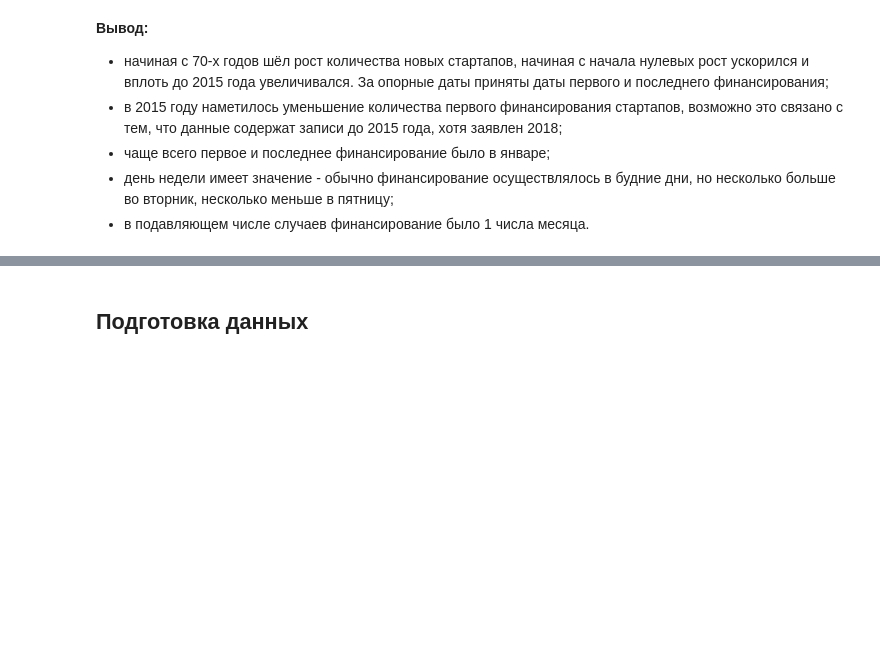
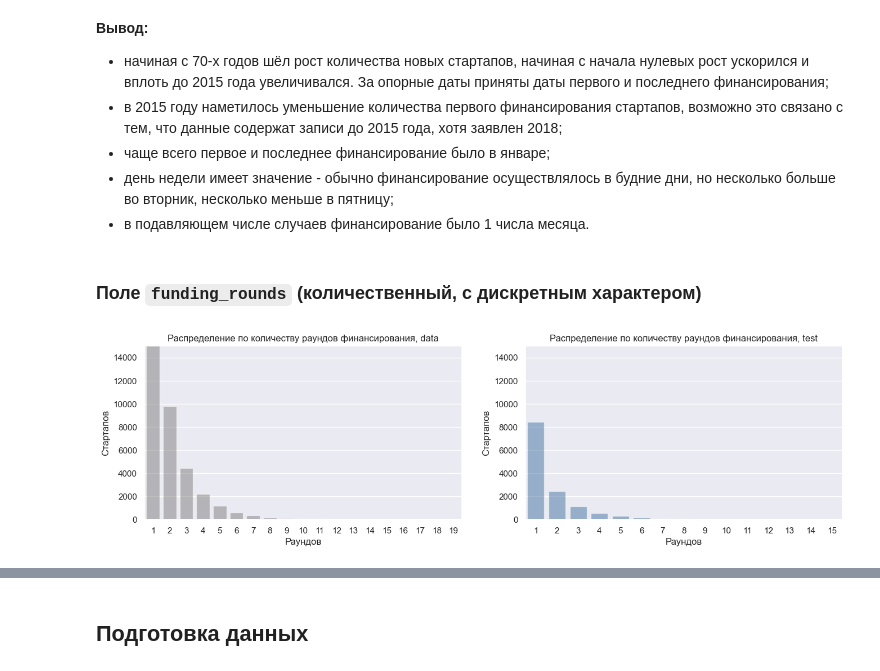
Before and after one commit to andrew-tvorogov/practicum_masterskaya_1, a Jupyter notebook: practicum_startups.ipynb, the cells around one changed output, grey strips where cells are left out. Drawn from its saved outputs; the diff is of its cells as text; code cells hidden in the pictures; blank space fills up the shorter version.

```diff
--- a/practicum_startups.ipynb
+++ b/practicum_startups.ipynb
@@ -1111,3 +1138,11 @@ for t in conf_type:
 - чаще всего первое и последнее финансирование было в январе;
 - день недели имеет значение - обычно финансирование осуществлялось в будние дни, но несколько больше во вторник, несколько меньше в пятницу;
 - в подавляющем числе случаев финансирование было 1 числа месяца.
+# %% [markdown]
+### Поле ``funding_rounds`` (количественный, с дискретным характером)
+# %%
+show_two_countplots(startups_data, startups_test, 'funding_rounds', "Стартапов", 'Раундов',\
+                        f'Распределение по количеству раундов финансирования, data',\
+                        f'Распределение по количеству раундов финансирования, test', (0, 15000))
+# %% [output]
+[figure, added]
```
Also changed, not shown: parts of 8 cells of this notebook.
